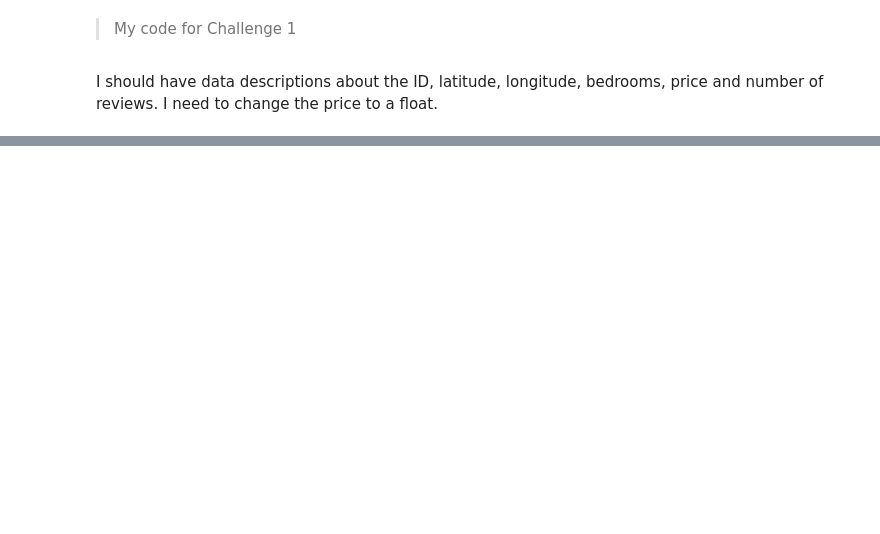
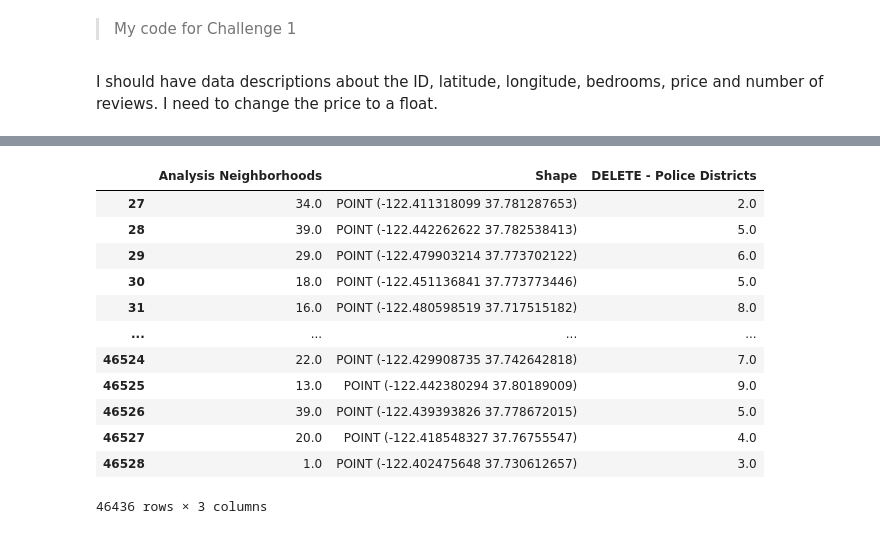
Before and after one commit to ejarrettt/Lab-Assignment-1, a Jupyter notebook: UA_Assignment_1.ipynb, the cells around one changed output, grey strips where cells are left out. Drawn from its saved outputs; the diff is of its cells as text; code cells hidden in the pictures; blank space fills up the shorter version.

```diff
--- a/UA_Assignment_1.ipynb
+++ b/UA_Assignment_1.ipynb
@@ -770,0 +1038,2 @@ Now is your turn to find, read, process and then make a comprehensive descriptiv
+# %%
+eviction_pd = pd.read_csv("/Users/elenajarrett/Library/CloudStorage/OneDrive-Personal/Year 4/GG4257/Data/data3/Eviction_Notices_20250220.csv")
@@ -770,0 +1060,27 @@ Now is your turn to find, read, process and then make a comprehensive descriptiv
+# %%
+### Data Cleaning
+# Select relevant columns for analysis
+
+subset_eviction_pd = eviction_pd[[
+    'Analysis Neighborhoods',
+    'Shape',
+    'DELETE - Police Districts' ]]
+
+# Remove any records that are not complete
+subset_eviction_pd = subset_eviction_pd.dropna()
+# %%
+subset_eviction_pd
+# %% [output]
+|  | Analysis Neighborhoods | Shape | DELETE - Police Districts |
+| 27 | 34.0 | POINT (-122.411318099 37.781287653) | 2.0 |
+| 28 | 39.0 | POINT (-122.442262622 37.782538413) | 5.0 |
+| 29 | 29.0 | POINT (-122.479903214 37.773702122) | 6.0 |
+| 30 | 18.0 | POINT (-122.451136841 37.773773446) | 5.0 |
+| 31 | 16.0 | POINT (-122.480598519 37.717515182) | 8.0 |
+| ... | ... | ... | ... |
+| 46524 | 22.0 | POINT (-122.429908735 37.742642818) | 7.0 |
+| 46525 | 13.0 | POINT (-122.442380294 37.80189009) | 9.0 |
+| 46526 | 39.0 | POINT (-122.439393826 37.778672015) | 5.0 |
+| 46527 | 20.0 | POINT (-122.418548327 37.76755547) | 4.0 |
+| 46528 | 1.0 | POINT (-122.402475648 37.730612657) | 3.0 |
+46436 rows × 3 columns
```
Also changed, not shown: parts of 126 cells of this notebook.
